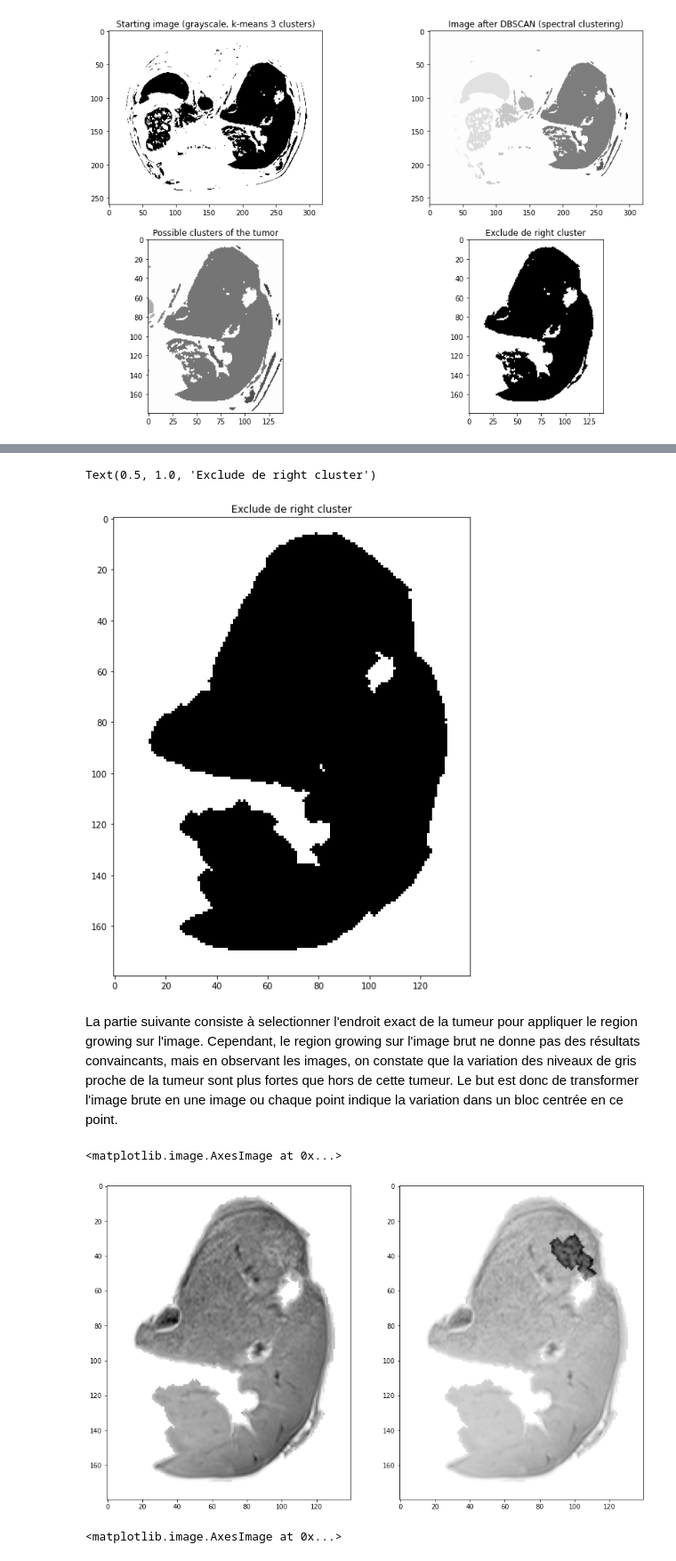
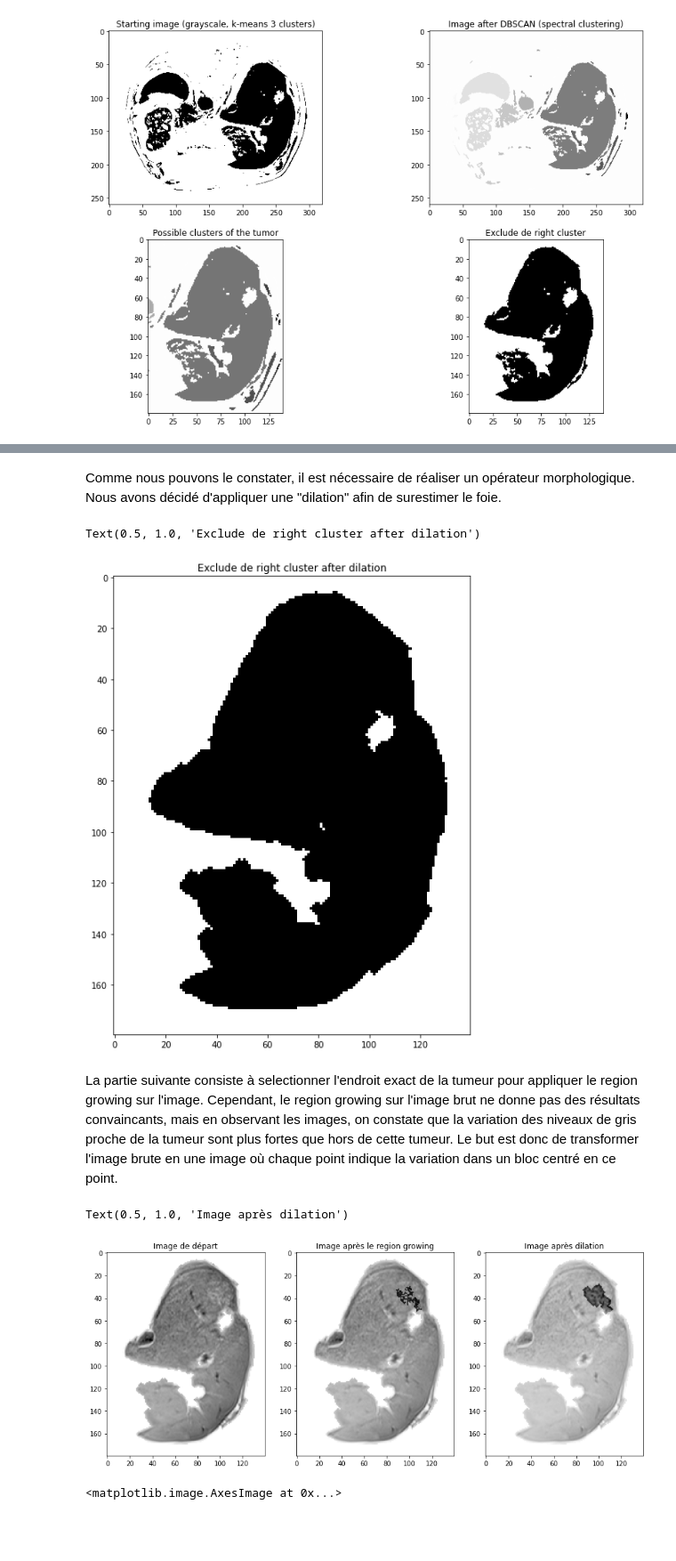
Before and after one commit to defrenned3238/WSBIM2243, a Jupyter notebook: WSBIM2243-final.ipynb, the cells around one changed output, grey strips where cells are left out. Shown at 89% size. Drawn from its saved outputs; the diff is of its cells as text; code cells hidden in the pictures; blank space fills up the shorter version.

Commit message:
region growing 2D

```diff
--- a/WSBIM2243-final.ipynb
+++ b/WSBIM2243-final.ipynb
@@ -310,13 +308,15 @@ N'oublie pas de faire un opérateur morphologique apres le DBSCAN, sinon ça mer
+# %% [markdown]
+Comme nous pouvons le constater, il est nécessaire de réaliser un opérateur morphologique. Nous avons décidé d'appliquer une "dilation" afin de surestimer le foie.
 # %%
 imageOut_final2 = cv2.dilate(np.uint8(imageOut_final), np.uint8([[0, 1, 0], [1,1,1], [0,1,0]]), iterations = 2)
 plt.figure(figsize=(15,10))
 plt.imshow(imageOut_final2[150:290,40:220].T, cmap='Greys')
-plt.title("Exclude de right cluster")
+plt.title("Exclude de right cluster after dilation")
 # %% [output]
-Text(0.5, 1.0, 'Exclude de right cluster')
+Text(0.5, 1.0, 'Exclude de right cluster after dilation')
-[figure, old version]
+[figure, new version]
 # %% [markdown]
-La partie suivante consiste à selectionner l'endroit exact de la tumeur pour appliquer le region growing sur l'image. Cependant, le region growing sur l'image brut ne donne pas des résultats convaincants, mais en observant les images, on constate que la variation des niveaux de gris proche de la tumeur sont plus fortes que hors de cette tumeur. Le but est donc de transformer l'image brute en une image ou chaque point indique la variation dans un bloc centrée en ce point.
+La partie suivante consiste à selectionner l'endroit exact de la tumeur pour appliquer le region growing sur l'image. Cependant, le region growing sur l'image brut ne donne pas des résultats convaincants, mais en observant les images, on constate que la variation des niveaux de gris proche de la tumeur sont plus fortes que hors de cette tumeur. Le but est donc de transformer l'image brute en une image où chaque point indique la variation dans un bloc centré en ce point.
 # %%
 ## REGION GROWING BRUT
 foieImage = imageOut_final2*data[:,:,slice_number]
@@ -327,53 +327,58 @@ def mean(A):
         return sum(A)/len(A)
 
 
-seed = [250, 80]
+seed = [250, 80]#endroit de départ du region growing
 toDoList = [seed]
 done = []
 doneData = []
-image = foieImage.astype(np.int32)
-kx = [[0, 0, 0, 0, 0], [0, 1, 2, 1, 0], [0, 2, 5, 2, 0], [0, 1, 2, 1, 0], [0, 0, 0, 0, 0]]
+image = foieImage.astype(np.int32)#pour avoir des entiers et pas des floats
+image_zoom = image[150:290,40:220]#pour zoomer autour des pixels d'interet, sinon on a une grande image avec beaucoup d'espace vide
+#kx = [[0, 0, 0, 0, 0], [0, 1, 2, 1, 0], [0, 2, 5, 2, 0], [0, 1, 2, 1, 0], [0, 0, 0, 0, 0]]
 #image = convolve(image, kx, mode='constant', cval=0.0)
 plt.figure(figsize=(15,10))
-plt.subplot(1, 2, 1)
-plt.imshow(image[150:290,40:220].T,cmap='Greys')
-plt.plot(seed[0]-150, seed[1]-40, ',r')
+plt.subplot(1, 3, 1)
+plt.imshow(image_zoom.T,cmap='Greys')
+plt.title('Image de départ')
+#plt.plot(seed[0]-150, seed[1]-40, ',r')
 sensitivity = 25
+#Region growing
+#On commence avec un point de départ et on regarde, à chaque itération, si les pixels autours sont inférieurs à un seuil
+#si oui, ce pixel fait partie du même cluster que le point de départ
 while(len(toDoList) > 0):
     if toDoList[0] in done:
         toDoList.pop(0)
     else:
-        tmp = toDoList.pop(0)
-
-        #print(tmp[0])
-        #print(abs(image[tmp[0]][tmp[1]] - image[tmp[0] - 1][tmp[1]]))
+        tmp = toDoList.pop(0)#supprime et renvoie le premier élément de la liste
         done.append(tmp)
         doneData.append(image[tmp[0]][tmp[1]])
         if abs(mean(doneData) - image[tmp[0] - 1][tmp[1]]) < sensitivity:
             toDoList.append([tmp[0] - 1, tmp[1]])
         if abs(mean(doneData) - image[tmp[0] + 1][tmp[1]]) < sensitivity:
             toDoList.append([tmp[0] + 1, tmp[1]])
         if abs(mean(doneData) - image[tmp[0], tmp[1] - 1]) < sensitivity:
             toDoList.append([tmp[0], tmp[1] - 1])
         if abs(mean(doneData) - image[tmp[0]][tmp[1] + 1]) < sensitivity:
             toDoList.append([tmp[0], tmp[1] + 1])
 done = np.array(done)
 newDone = np.zeros(image.shape)
 for i in done:
     newDone[i[0], i[1]] = 1
 kernel = np.ones((3,3),np.uint8)
 kernel[0, 0] = 0
 kernel[2, 0] = 0
 kernel[0, 2] = 0
 kernel[2, 2] = 0
-newDone = cv2.dilate(newDone,kernel,iterations = 2)
-#print(done[:, 0])
-plt.subplot(1, 2, 2)
+plt.subplot(1, 3, 2)
 plt.imshow((newDone*foieImage*1 + foieImage)[150:290,40:220].T,cmap='Greys')
-#plt.plot(done[:, 0], done[:, 1], ',r')
+plt.title('Image après le region growing')
+
+newDone = cv2.dilate(newDone,kernel,iterations = 2)#pour mieux déterminer la tumeur
+plt.subplot(1, 3, 3)
+plt.imshow((newDone*foieImage*1 + foieImage)[150:290,40:220].T,cmap='Greys')
+plt.title('Image après dilation')
 # %% [output]
-<matplotlib.image.AxesImage at 0x...>
+Text(0.5, 1.0, 'Image après dilation')
-[figure, old version]
+[figure, new version]
 # %%
 def variancebloc(A):
     varian = []
```
Also changed, not shown: parts of 3 cells of this notebook.
